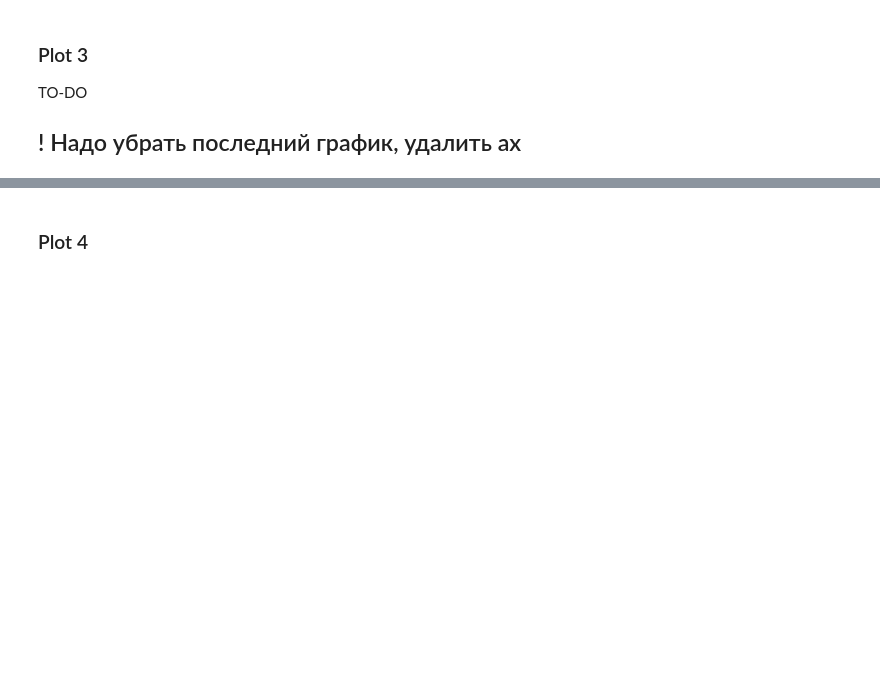
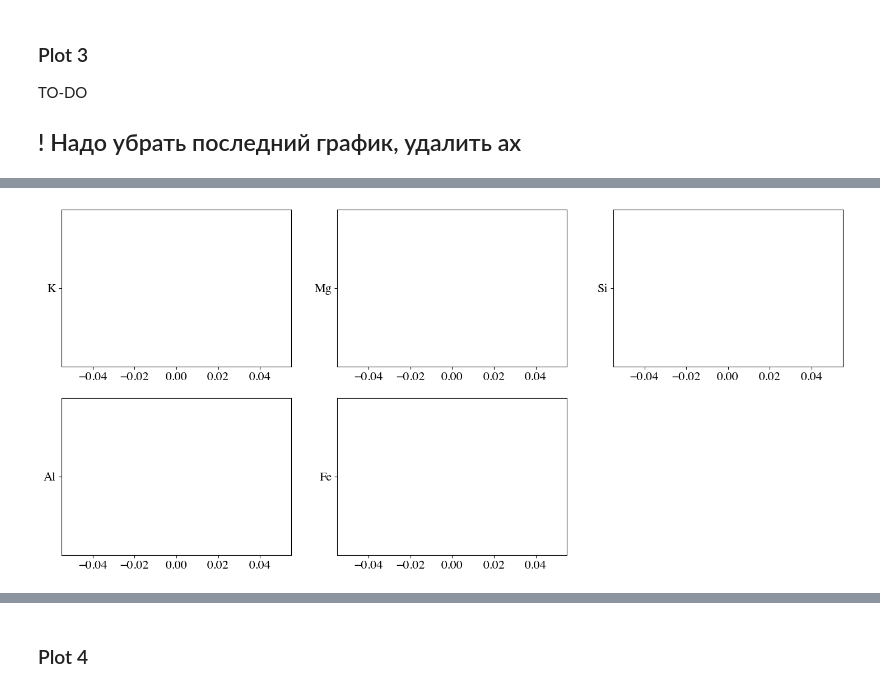
Before and after one commit to mishagrol/clay_minerals, a Jupyter notebook: notebooks/MDPI.ipynb, the cells around one changed output, grey strips where cells are left out. Saved outputs shown, nothing was run; the diff lists cells and outputs as text; code cells hidden in the pictures; blank space fills up the shorter version.

```diff
--- a/notebooks/MDPI.ipynb
+++ b/notebooks/MDPI.ipynb
@@ -338 +353,18 @@ df['parameter_ru'] = df['parameter'].apply(lambda x: acid_namer[x])
+# %%
+import matplotlib.pyplot as plt
+
+fig, axes = plt.subplots(2, 3, figsize=(18, 8))
+axes = axes.flatten()
+
+for i, element in enumerate(elements[:5]):  # Ограничиваем только первыми 5 элементами
+    ax = axes[i]
+    ax.plot(element)  # Замените на нужный способ отрисовки
+
+# Удаляем/скрываем шестой график
+fig.delaxes(axes[5])  # Полностью убирает график
+# axes[5].set_visible(False)  # Альтернативный вариант — просто скрыть
+
+plt.show()
+# %% [output]
+[figure, added]
 # %%
```
Also changed, not shown: parts of 2 cells of this notebook.
